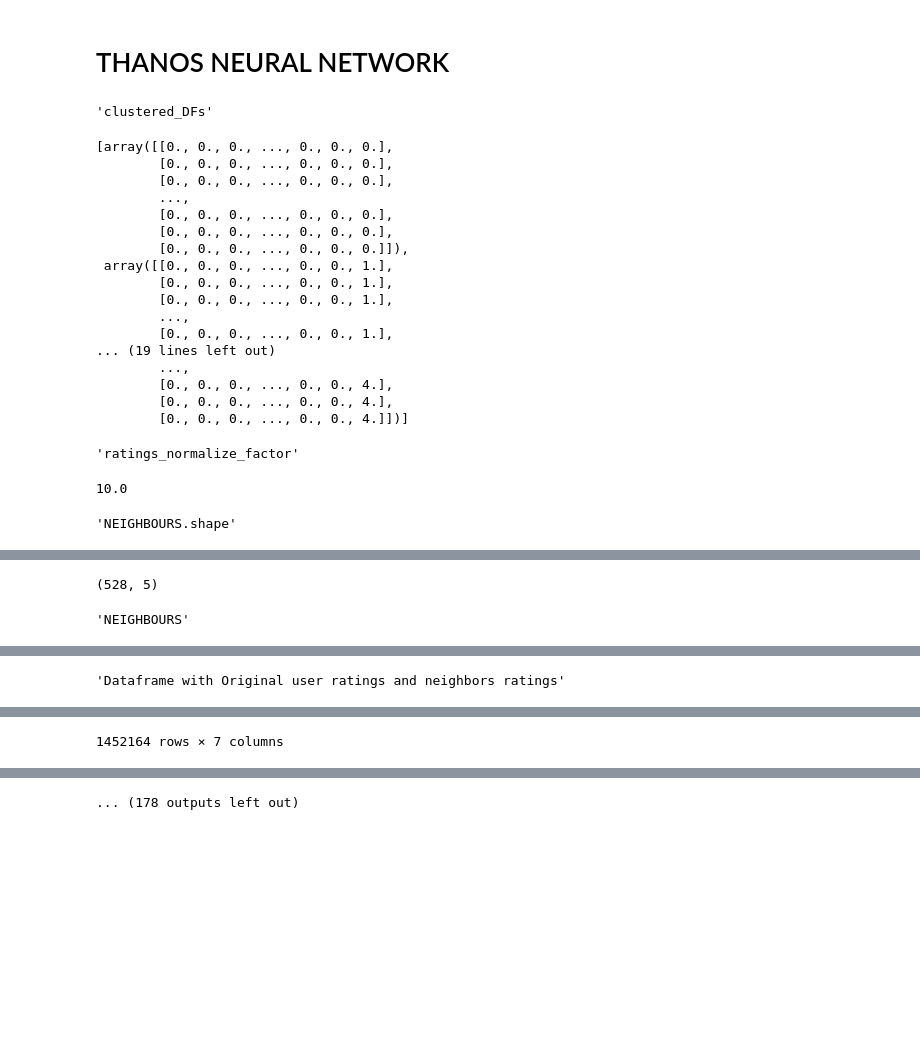
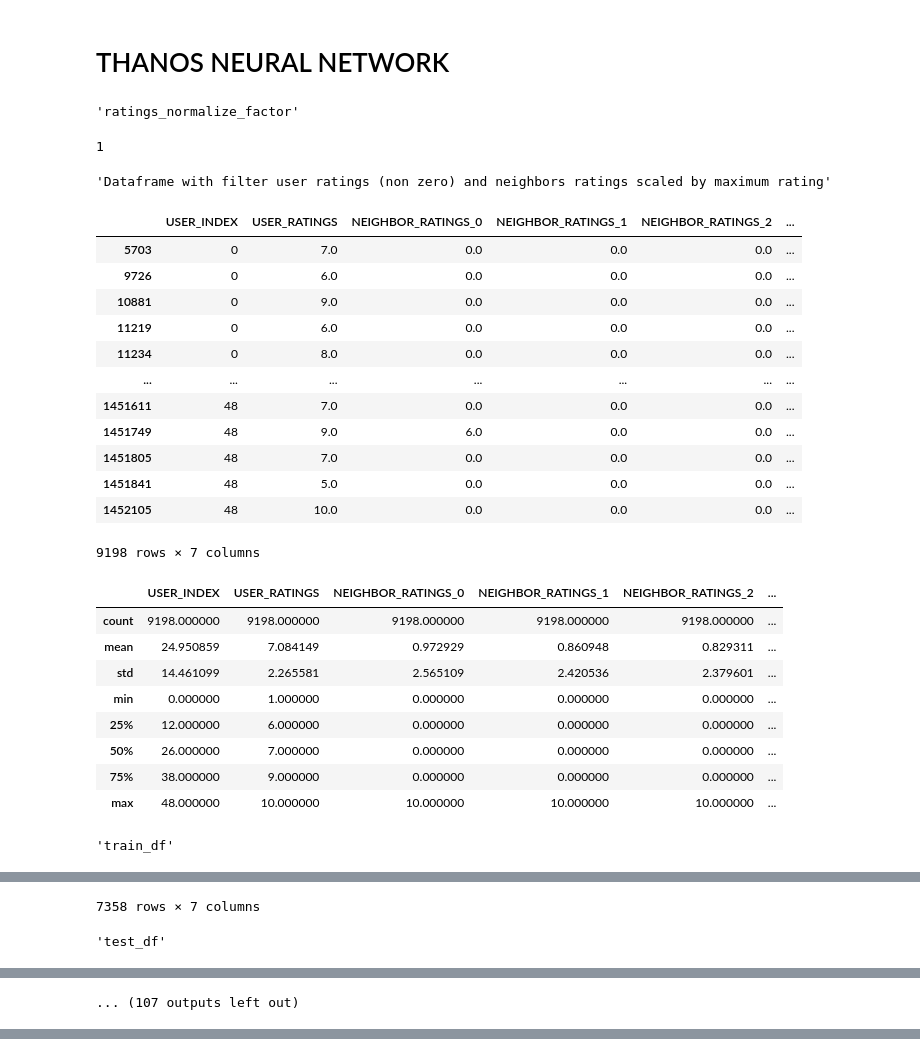
Before and after one commit to ThanosApostolou/aics-pattern-recognition, a Jupyter notebook: Αντίγραφο_IMDB.ipynb, the cells around one changed output, grey strips where cells are left out. Saved outputs shown, nothing was run; the diff lists cells and outputs as text; code cells hidden in the pictures; blank space fills up the shorter version.

Commit message:
set atings_normalize_factor = 1

```diff
--- a/Αντίγραφο_IMDB.ipynb
+++ b/Αντίγραφο_IMDB.ipynb
@@ -993,17 +993,11 @@ def create_nn_original_df(cluster_ratings: np_typing.NDArray, nearest_neighbors,
 
 def create_nn_filtered_normalized_df(cluster_ratings: np_typing.NDArray, ratings_normalize_factor, nearest_neighbors, NEIGHBOURS_COLUMNS: list[str]):
     nn_origin_df = create_nn_original_df(cluster_ratings, nearest_neighbors, NEIGHBOURS_COLUMNS)
-    display('Dataframe with Original user ratings and neighbors ratings')
-    display(nn_origin_df)
-    display(nn_origin_df.describe())
 
     # create filtered dataframe
+    nn_filtered_df = nn_origin_df.copy()[nn_origin_df['USER_RATINGS'] != 0]
 
-    nn_filtered_df = nn_origin_df.copy()[nn_origin_df['USER_RATINGS'] != 0]
-    display('Dataframe with filter user ratings (non zero) and neighbors ratings')
-    display(nn_filtered_df)
-    display(nn_filtered_df.describe())
-
+    # create filtered normalized df
     nn_filtered_normalized_df = nn_filtered_df.copy()
     columns_to_normalize = ['USER_RATINGS']
     columns_to_normalize.extend(NEIGHBOURS_COLUMNS)
@@ -1136,12 +1130,12 @@ def create_train_evaluate_neural_network(ratings_normalize_factor, nn_origin_df:
     train_df = pd.DataFrame(train_df)
     test_df = pd.DataFrame(test_df)
 
-    display('traind_df', train_df)
+    display('train_df', train_df)
     display('test_df', test_df)
 
     # The following variables are the hyperparameters.
     learning_rate = 0.01
-    epochs = 32
+    epochs = 64
     batch_size = 96
 
     # define the feature columns
@@ -1160,7 +1154,6 @@ def create_train_evaluate_neural_network(ratings_normalize_factor, nn_origin_df:
 
     display('Evaluating the model against the test_df')
     test_loss, test_mse, test_mae = evaluate_model(my_model, test_df, NEIGHBOURS_COLUMNS, batch_size)
-    display('test_loss, test_mse, test_mae', test_loss, test_mse, test_mae)
 
     predictions_normalized = predict_model(my_model, nn_origin_df, NEIGHBOURS_COLUMNS, batch_size)
     # turn list of sinle item lists to a sigle list with floats
@@ -1177,61 +1170,60 @@ def create_train_evaluate_neural_network(ratings_normalize_factor, nn_origin_df:
     return train_mse, train_mae, test_mse, test_mae, real_mse, real_mae
 # %%
 # THANOS NEURAL NETWORK
-display('clustered_DFs', clustered_DFs)
-k = 5
 ratings_normalize_factor: float = ratings_matrix.max().max()
-
-nearest_neighbors = np.array([
-    [np.random.randint(low=0, high=k) for j in range(k)] for u in range(CommonRatings.shape[0])
-])
+# NOTICE: ratings_normalize_factor == 1 (not normalizing data) produces better results from normalizing data
+ratings_normalize_factor = 1
 display('ratings_normalize_factor', ratings_normalize_factor)
-display('NEIGHBOURS.shape', nearest_neighbors.shape)
-display('NEIGHBOURS', nearest_neighbors)
 
 # Create, train and evaluate a Neural Network for each cluster
 
 NEIGHBOURS_COLUMNS = [f'NEIGHBOR_RATINGS_{i}' for i in range(k)]
 results: list[list[float]] = []
 results_df_index: list[str] = []
 
 for index in range(len(clustered_DFs)):
     cluster_ratings = clustered_DFs[index]
     nearest_neighbors = clusters_nearest_neighbors[index]
 
     nn_origin_df, nn_filtered_df, nn_filtered_normalized_df = create_nn_filtered_normalized_df(cluster_ratings,
         ratings_normalize_factor, nearest_neighbors, NEIGHBOURS_COLUMNS)
 
     train_mse, train_mae, test_mse, test_mae, real_mse, real_mae = create_train_evaluate_neural_network(
         ratings_normalize_factor, nn_origin_df, nn_filtered_normalized_df, NEIGHBOURS_COLUMNS)
     results.append([train_mse, train_mae, test_mse,
                    test_mae, real_mse, real_mae])
     results_df_index.append(f'CLUSTER_{index}')
 
 
 results_df_columns = ['TRAIN_MSE', 'TRAIN_MAE',
                       'TEST_MSE', 'TEST_MAE', 'REAL_MSE', 'REAL_MAE']
 results_df = pd.DataFrame(
     results, columns=results_df_columns, index=results_df_index)
 display('results_df', results_df)
 # %% [output]
-'clustered_DFs'
+'ratings_normalize_factor'
-[array([[0., 0., 0., ..., 0., 0., 0.],
-        [0., 0., 0., ..., 0., 0., 0.],
-        [0., 0., 0., ..., 0., 0., 0.],
-        ...,
-        [0., 0., 0., ..., 0., 0., 0.],
-        [0., 0., 0., ..., 0., 0., 0.],
-        [0., 0., 0., ..., 0., 0., 0.]]),
- array([[0., 0., 0., ..., 0., 0., 1.],
-        [0., 0., 0., ..., 0., 0., 1.],
-        [0., 0., 0., ..., 0., 0., 1.],
-        ...,
-        [0., 0., 0., ..., 0., 0., 1.],
-... (19 lines left out)
-        ...,
-        [0., 0., 0., ..., 0., 0., 4.],
-        [0., 0., 0., ..., 0., 0., 4.],
-        [0., 0., 0., ..., 0., 0., 4.]])]
+1
-'ratings_normalize_factor'
+'Dataframe with filter user ratings (non zero) and neighbors ratings scaled by maximum rating'
+|  | USER_INDEX | USER_RATINGS | NEIGHBOR_RATINGS_0 | NEIGHBOR_RATINGS_1 | NEIGHBOR_RATINGS_2 | ... |
+| 5703 | 0 | 7.0 | 0.0 | 0.0 | 0.0 | ... |
+| 9726 | 0 | 6.0 | 0.0 | 0.0 | 0.0 | ... |
+| 10881 | 0 | 9.0 | 0.0 | 0.0 | 0.0 | ... |
+| 11219 | 0 | 6.0 | 0.0 | 0.0 | 0.0 | ... |
+| 11234 | 0 | 8.0 | 0.0 | 0.0 | 0.0 | ... |
+| ... | ... | ... | ... | ... | ... | ... |
+| 1451611 | 48 | 7.0 | 0.0 | 0.0 | 0.0 | ... |
+| 1451749 | 48 | 9.0 | 6.0 | 0.0 | 0.0 | ... |
+| 1451805 | 48 | 7.0 | 0.0 | 0.0 | 0.0 | ... |
+| 1451841 | 48 | 5.0 | 0.0 | 0.0 | 0.0 | ... |
+| 1452105 | 48 | 10.0 | 0.0 | 0.0 | 0.0 | ... |
-10.0
+9198 rows × 7 columns
+|  | USER_INDEX | USER_RATINGS | NEIGHBOR_RATINGS_0 | NEIGHBOR_RATINGS_1 | NEIGHBOR_RATINGS_2 | ... |
+| count | 9198.000000 | 9198.000000 | 9198.000000 | 9198.000000 | 9198.000000 | ... |
+| mean | 24.950859 | 7.084149 | 0.972929 | 0.860948 | 0.829311 | ... |
+| std | 14.461099 | 2.265581 | 2.565109 | 2.420536 | 2.379601 | ... |
+| min | 0.000000 | 1.000000 | 0.000000 | 0.000000 | 0.000000 | ... |
+| 25% | 12.000000 | 6.000000 | 0.000000 | 0.000000 | 0.000000 | ... |
+| 50% | 26.000000 | 7.000000 | 0.000000 | 0.000000 | 0.000000 | ... |
+| 75% | 38.000000 | 9.000000 | 0.000000 | 0.000000 | 0.000000 | ... |
+| max | 48.000000 | 10.000000 | 10.000000 | 10.000000 | 10.000000 | ... |
-'NEIGHBOURS.shape'
+'train_df'
@@ -1238,2 +1242,2 @@ display('results_df', results_df)
-(528, 5)
+7358 rows × 7 columns
-'NEIGHBOURS'
+'test_df'
@@ -1247 +1257 @@ array([[1, 4, 0, 2, 3],
-'Dataframe with Original user ratings and neighbors ratings'
+... (107 outputs left out)
@@ -1260 +1257,0 @@ array([[1, 4, 0, 2, 3],
-1452164 rows × 7 columns
@@ -1270 +1257,0 @@ array([[1, 4, 0, 2, 3],
-... (178 outputs left out)
```
Also changed, not shown: parts of 1 cell of this notebook.
